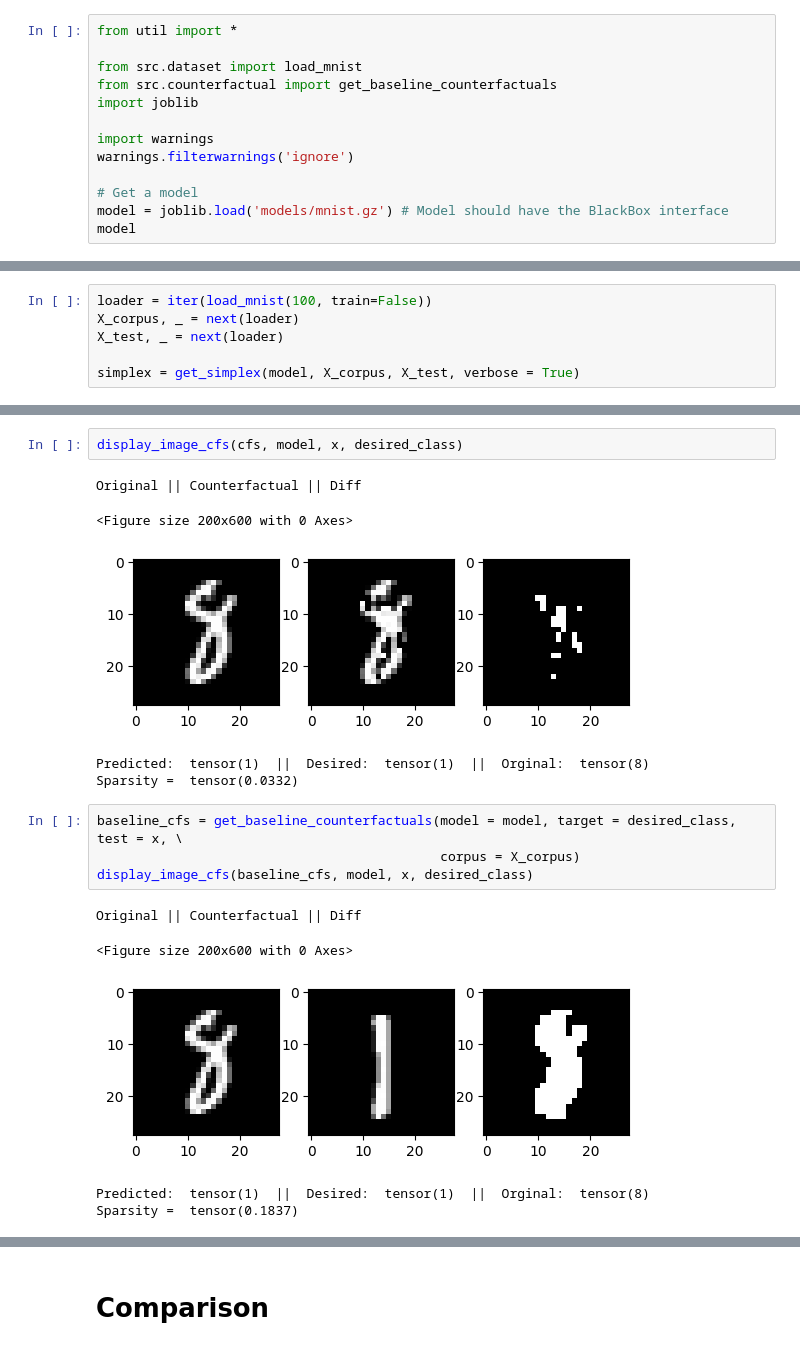
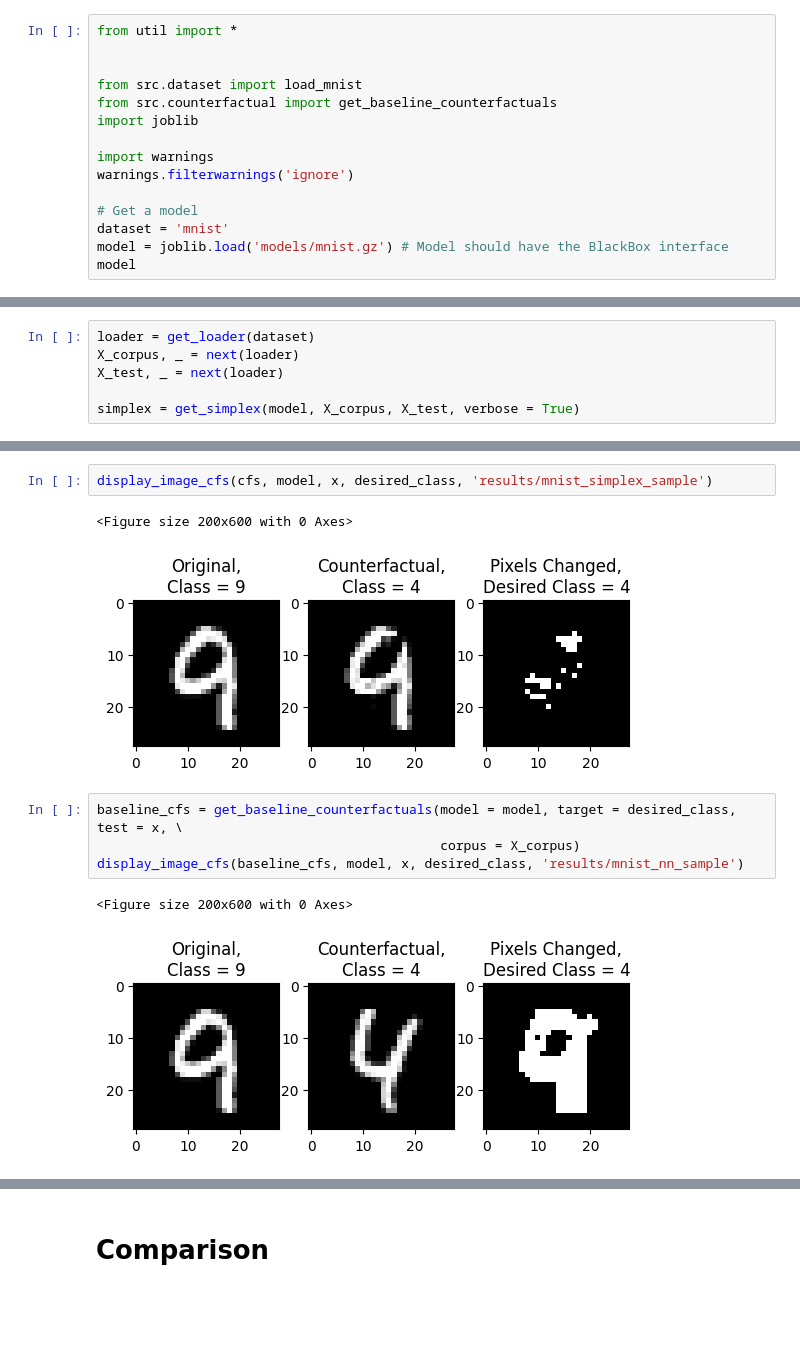
Before and after one commit to Adebayo-Oshingbesan/SimplExCF, a Jupyter notebook: 02_mnist.ipynb, the cells around one changed output, grey strips where cells are left out. Saved outputs shown, nothing was run; the diff lists cells and outputs as text; blank space fills up the shorter version.

```diff
--- a/02_mnist.ipynb
+++ b/02_mnist.ipynb
@@ -1,5 +1,6 @@
 # %%
 from util import *
+
 
 from src.dataset import load_mnist
 from src.counterfactual import get_baseline_counterfactuals
@@ -9,6 +10,7 @@ import warnings
 warnings.filterwarnings('ignore')
 
 # Get a model
+dataset = 'mnist'
 model = joblib.load('models/mnist.gz') # Model should have the BlackBox interface
 model
 # %% [output]
@@ -22,7 +24,7 @@ MnistModel(
   (fc2): Linear(in_features=300, out_features=10, bias=True)
 )
 # %%
-loader = iter(load_mnist(100, train=False))
+loader = get_loader(dataset)
 X_corpus, _ = next(loader)
 X_test, _ = next(loader)
 
@@ -44,21 +46,15 @@ Wall time: 202 ms
 # %%
-display_image_cfs(cfs, model, x, desired_class)
+display_image_cfs(cfs, model, x, desired_class, 'results/mnist_simplex_sample')
 # %% [output]
-Original || Counterfactual || Diff
+<Figure size 200x600 with 0 Axes>
-<Figure size 200x600 with 0 Axes>
-[figure, old version]
+[figure, new version]
-Predicted:  tensor(1)  ||  Desired:  tensor(1)  ||  Orginal:  tensor(8)
-Sparsity =  tensor(0.0332)
 # %%
 baseline_cfs = get_baseline_counterfactuals(model = model, target = desired_class, test = x, \
                                             corpus = X_corpus)
-display_image_cfs(baseline_cfs, model, x, desired_class)
+display_image_cfs(baseline_cfs, model, x, desired_class, 'results/mnist_nn_sample')
 # %% [output]
-Original || Counterfactual || Diff
+<Figure size 200x600 with 0 Axes>
-<Figure size 200x600 with 0 Axes>
-[figure, old version]
+[figure, new version]
-Predicted:  tensor(1)  ||  Desired:  tensor(1)  ||  Orginal:  tensor(8)
-Sparsity =  tensor(0.1837)
 # %%
 %%time
 cf_proto_cf = get_cf_nproto_cf(X_corpus, model, x)
```
Also changed, not shown: parts of 7 cells of this notebook, 50 other files.
